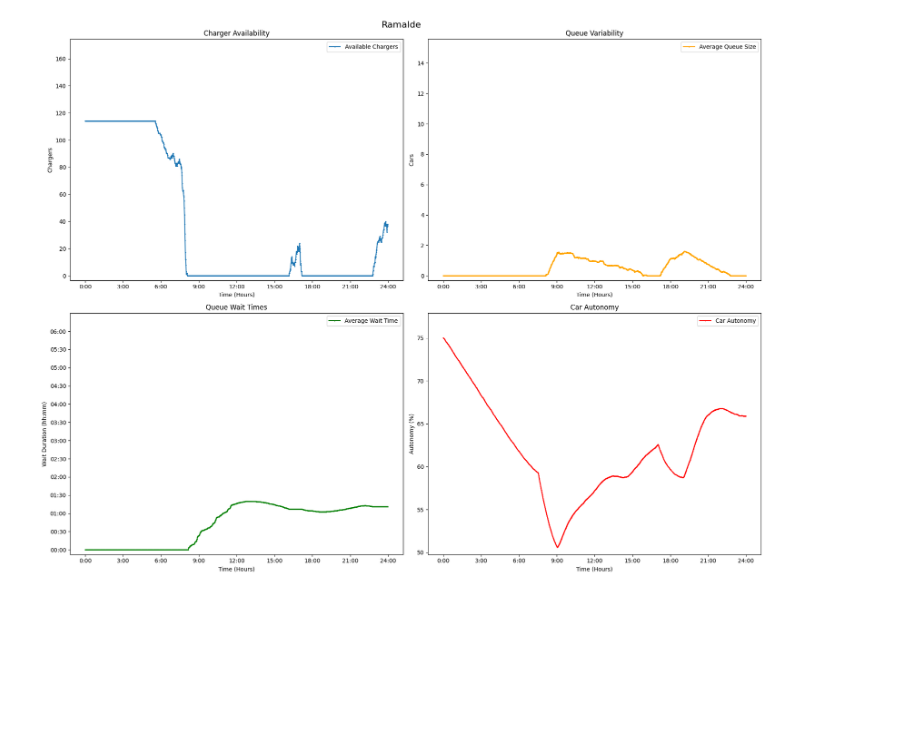
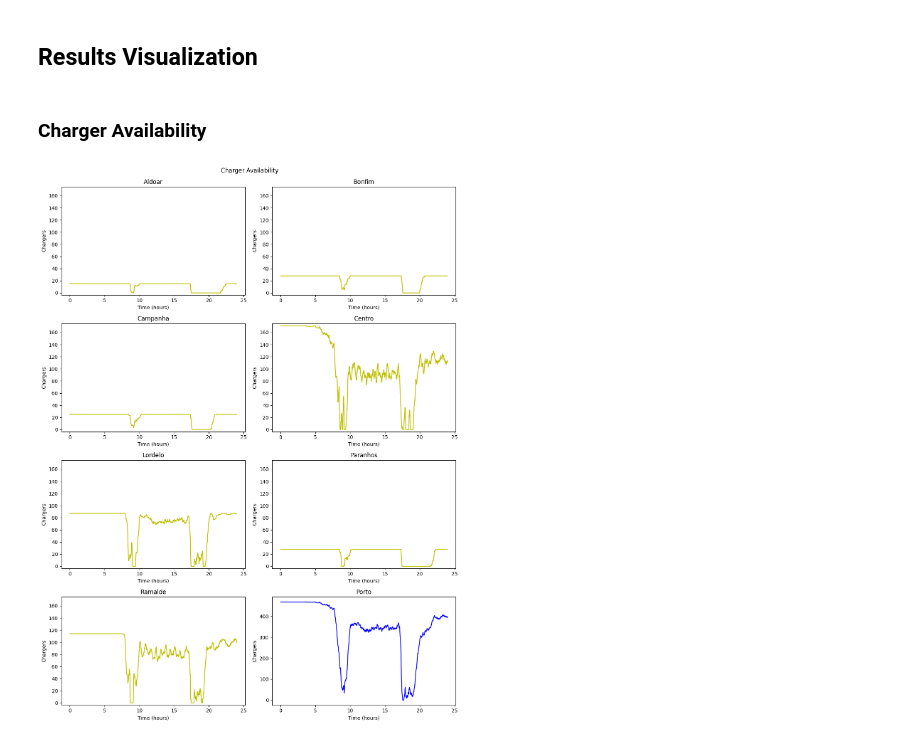
Before and after one commit to Henrique-O-S/MS_Simulation_Framework, a Jupyter notebook: results.ipynb, the cells around one changed output. Cells and saved outputs as stored; diff of their text form; code cells hidden in the pictures; blank space fills up the shorter version.

```diff
--- a/results.ipynb
+++ b/results.ipynb
@@ -63,10 +63,0 @@ global_limits
-# %%
-def plot_charger_availability(axes, hours, chargers, global_limits, margin=0.02):
-    axes.plot(hours, chargers, marker='o', markersize=1, label='Available Chargers')
-    axes.set_title('Charger Availability')
-    axes.set_xlabel('Time (Hours)')
-    axes.set_ylabel('Chargers')
-    axes.legend()
-
-    min_chargers, max_chargers = global_limits['chargers']
-    axes.set_ylim([min_chargers - margin * (max_chargers - min_chargers), max_chargers + margin * (max_chargers - min_chargers)])
@@ -165,6 +64,39 @@ plot_region_history('Paranhos', region_data['Paranhos'], global_limits)
-# %%
-# ramalde history
-
-plot_region_history('Ramalde', region_data['Ramalde'], global_limits)
-# %% [output]
-[figure, removed]
+# %%
+# steps to hours
+
+time_steps = np.linspace(0, 1440, len(region_data['Aldoar']['chargers']), endpoint=False)
+hours = time_steps / 60
+# %% [markdown]
+## Results Visualization
+# %% [markdown]
+### Charger Availability
+# %%
+def plot_charger_availability(regions, region_data, global_limits, hours):
+    num_regions = len(regions)
+    cols = 2
+    rows = (num_regions + cols - 1) // cols
+    fig, axes = plt.subplots(rows, cols, figsize=(12, rows * 4))
+    fig.suptitle("Charger Availability", fontsize=12)
+    axes = axes.flatten()
+    min_chargers, max_chargers = global_limits['chargers']
+    y_min = min_chargers - 0.02 * (max_chargers - min_chargers)
+    y_max = max_chargers + 0.02 * (max_chargers - min_chargers)
+    for i, region in enumerate(regions):
+        ax = axes[i]
+        ax.plot(hours, region_data[region]['chargers'], color='y')
+        ax.set_title(region)
+        ax.set_xlabel("Time (hours)")
+        ax.set_ylabel("Chargers")
+        ax.set_ylim(y_min, y_max)
+    total_chargers = [sum(region_data[region]['chargers'][j] for region in regions) for j in range(len(hours))]
+    ax_total = axes[-1]
+    ax_total.plot(hours, total_chargers, color='b')
+    ax_total.set_title("Porto")
+    ax_total.set_xlabel("Time (hours)")
+    ax_total.set_ylabel("Chargers")
+    plt.tight_layout(rect=[0, 0, 1, 0.99])
+    plt.show()
+
+plot_charger_availability(regions, region_data, global_limits, hours)
+# %% [output]
+[figure, added]
```
Also changed, not shown: parts of 19 cells of this notebook, 7 other files.
